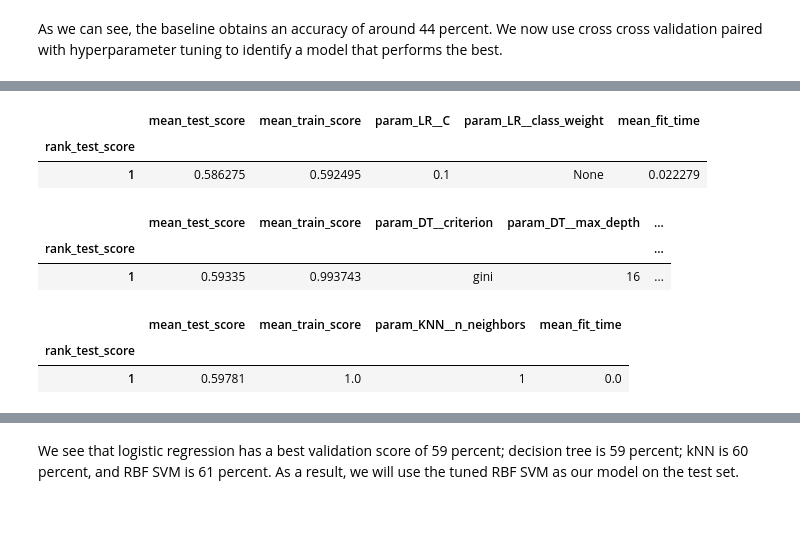
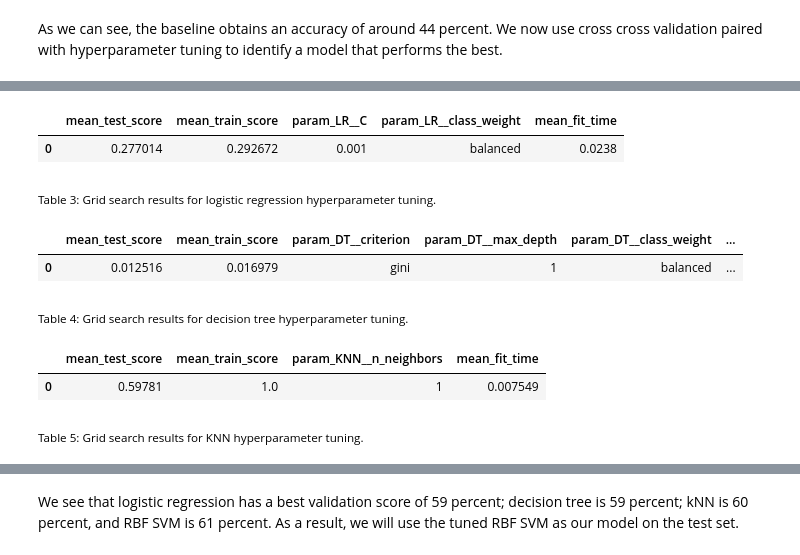
Before and after one commit to UBC-MDS/Red-Wine-Quality-Prediction, a Jupyter notebook: src/red_wine_quality_prediction_report.ipynb, the cells around one changed output, grey strips where cells are left out. Cells and saved outputs as stored; diff of their text form; code cells hidden in the pictures; blank space fills up the shorter version.

```diff
--- a/src/red_wine_quality_prediction_report.ipynb
+++ b/src/red_wine_quality_prediction_report.ipynb
@@ -205,31 +175,29 @@ lr_df = (pd.DataFrame(lr_grid_search.cv_results_)[
         "param_LR__C",
         "param_LR__class_weight",
         "mean_fit_time",
-        "rank_test_score",
-    ]
-].set_index("rank_test_score").sort_index())
+    ]])
 lr_df.head(1)
 # %% [output]
 |  | mean_test_score | mean_train_score | param_LR__C | param_LR__class_weight | mean_fit_time |
-| rank_test_score |  |  |  |  |  |
-| 1 | 0.586275 | 0.592495 | 0.1 | None | 0.022279 |
+| 0 | 0.277014 | 0.292672 | 0.001 | balanced | 0.0238 |
+# %% [markdown]
+<sub>Table 3: Grid search results for logistic regression hyperparameter tuning.<sub>
 # %%
 dt_df = (pd.DataFrame(dt_grid_search.cv_results_)[
     [
         "mean_test_score",
         "mean_train_score",
         "param_DT__criterion",
         "param_DT__max_depth",
         "param_DT__class_weight",
         "mean_fit_time",
-        "rank_test_score",
-    ]
-].set_index("rank_test_score").sort_index())
+    ]])
 dt_df.head(1)
 # %% [output]
-|  | mean_test_score | mean_train_score | param_DT__criterion | param_DT__max_depth | ... |
-| rank_test_score |  |  |  |  | ... |
-| 1 | 0.59335 | 0.993743 | gini | 16 | ... |
+|  | mean_test_score | mean_train_score | param_DT__criterion | param_DT__max_depth | param_DT__class_weight | ... |
+| 0 | 0.012516 | 0.016979 | gini | 1 | balanced | ... |
+# %% [markdown]
+<sub>Table 4: Grid search results for decision tree hyperparameter tuning.<sub>
 # %%
 knn_df = (pd.DataFrame(knn_grid_search.cv_results_)[
     [
@@ -237,14 +205,13 @@ knn_df = (pd.DataFrame(knn_grid_search.cv_results_)[
         "mean_train_score",
         "param_KNN__n_neighbors",
         "mean_fit_time",
-        "rank_test_score",
-    ]
-].set_index("rank_test_score").sort_index())
+    ]])
 knn_df.head(1)
 # %% [output]
 |  | mean_test_score | mean_train_score | param_KNN__n_neighbors | mean_fit_time |
-| rank_test_score |  |  |  |  |
-| 1 | 0.59781 | 1.0 | 1 | 0.0 |
+| 0 | 0.59781 | 1.0 | 1 | 0.007549 |
+# %% [markdown]
+<sub>Table 5: Grid search results for KNN hyperparameter tuning.<sub>
 # %%
 svm_df = (pd.DataFrame(svm_grid_search.cv_results_)[
     [
```
Also changed, not shown: parts of 15 cells of this notebook.
